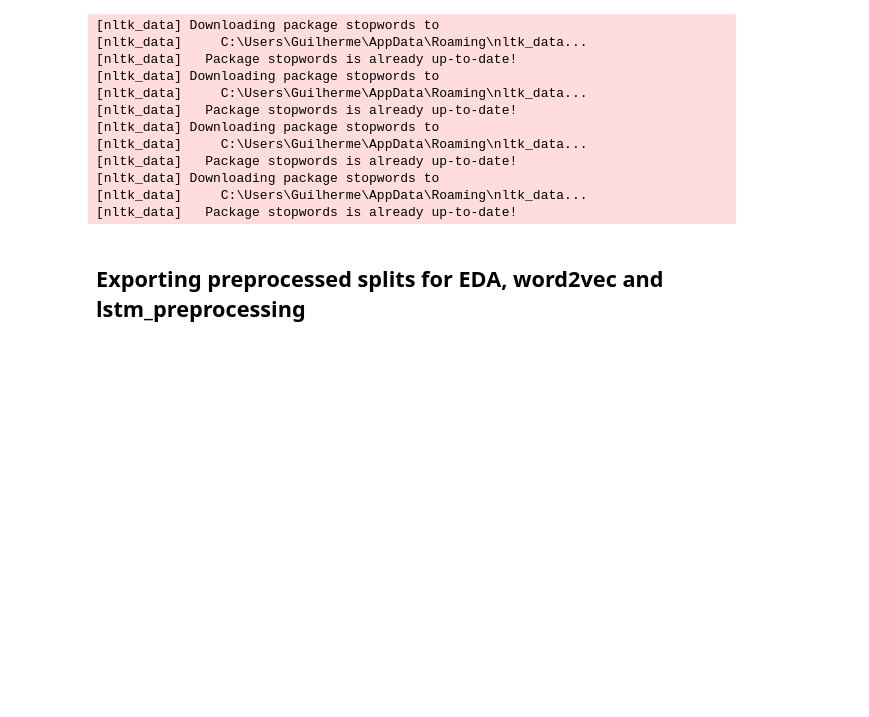
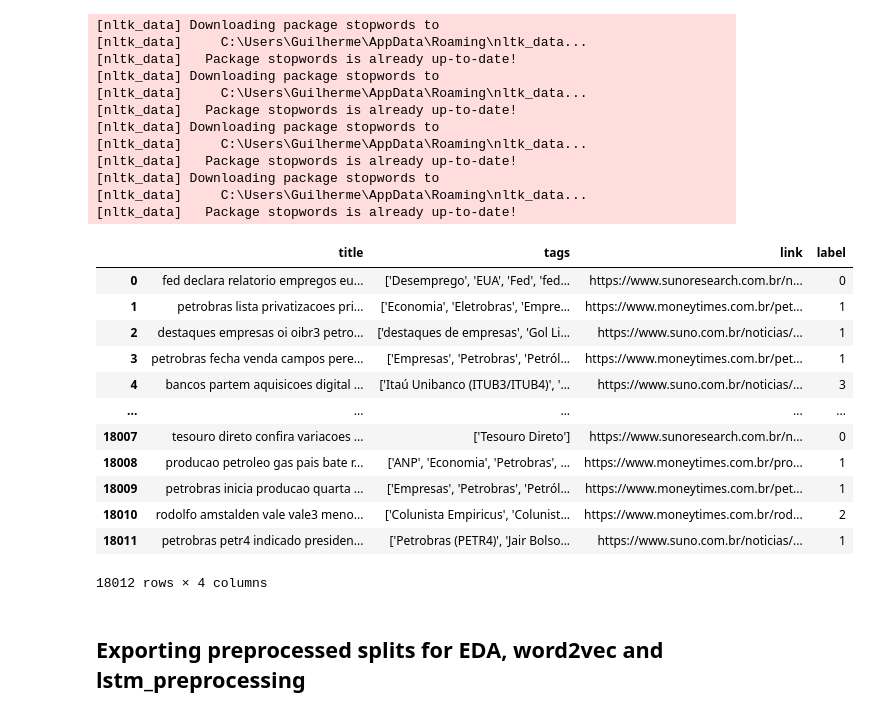
Before and after one commit to guico3lho/TCC_tags, a Jupyter notebook: pipeline/preprocessing.ipynb, the cells around one changed output. Saved outputs shown, nothing was run; the diff lists cells and outputs as text; code cells hidden in the pictures; blank space fills up the shorter version.

```diff
--- a/pipeline/preprocessing.ipynb
+++ b/pipeline/preprocessing.ipynb
@@ -158,6 +175,22 @@ df_pp = transformDocument(df, 'title', 'pt')
 [nltk_data] Downloading package stopwords to
 [nltk_data]     C:\Users\Guilherme\AppData\Roaming\nltk_data...
 [nltk_data]   Package stopwords is already up-to-date!
+# %%
+df_pp
+# %% [output]
+|  | title | tags | link | label |
+| 0 | fed declara relatorio empregos eu... | ['Desemprego', 'EUA', 'Fed', 'fed... | https://www.sunoresearch.com.br/n... | 0 |
+| 1 | petrobras lista privatizacoes pri... | ['Economia', 'Eletrobras', 'Empre... | https://www.moneytimes.com.br/pet... | 1 |
+| 2 | destaques empresas oi oibr3 petro... | ['destaques de empresas', 'Gol Li... | https://www.suno.com.br/noticias/... | 1 |
+| 3 | petrobras fecha venda campos pere... | ['Empresas', 'Petrobras', 'Petról... | https://www.moneytimes.com.br/pet... | 1 |
+| 4 | bancos partem aquisicoes digital ... | ['Itaú Unibanco (ITUB3/ITUB4)', '... | https://www.suno.com.br/noticias/... | 3 |
+| ... | ... | ... | ... | ... |
+| 18007 | tesouro direto confira variacoes ... | ['Tesouro Direto'] | https://www.sunoresearch.com.br/n... | 0 |
+| 18008 | producao petroleo gas pais bate r... | ['ANP', 'Economia', 'Petrobras', ... | https://www.moneytimes.com.br/pro... | 1 |
+| 18009 | petrobras inicia producao quarta ... | ['Empresas', 'Petrobras', 'Petról... | https://www.moneytimes.com.br/pet... | 1 |
+| 18010 | rodolfo amstalden vale vale3 meno... | ['Colunista Empiricus', 'Colunist... | https://www.moneytimes.com.br/rod... | 2 |
+| 18011 | petrobras petr4 indicado presiden... | ['Petrobras (PETR4)', 'Jair Bolso... | https://www.suno.com.br/noticias/... | 1 |
+18012 rows × 4 columns
 # %% [markdown]
 ## Exporting preprocessed splits for EDA, word2vec and lstm_preprocessing
 # %%
```
Also changed, not shown: parts of 2 cells of this notebook, 22 other files.
